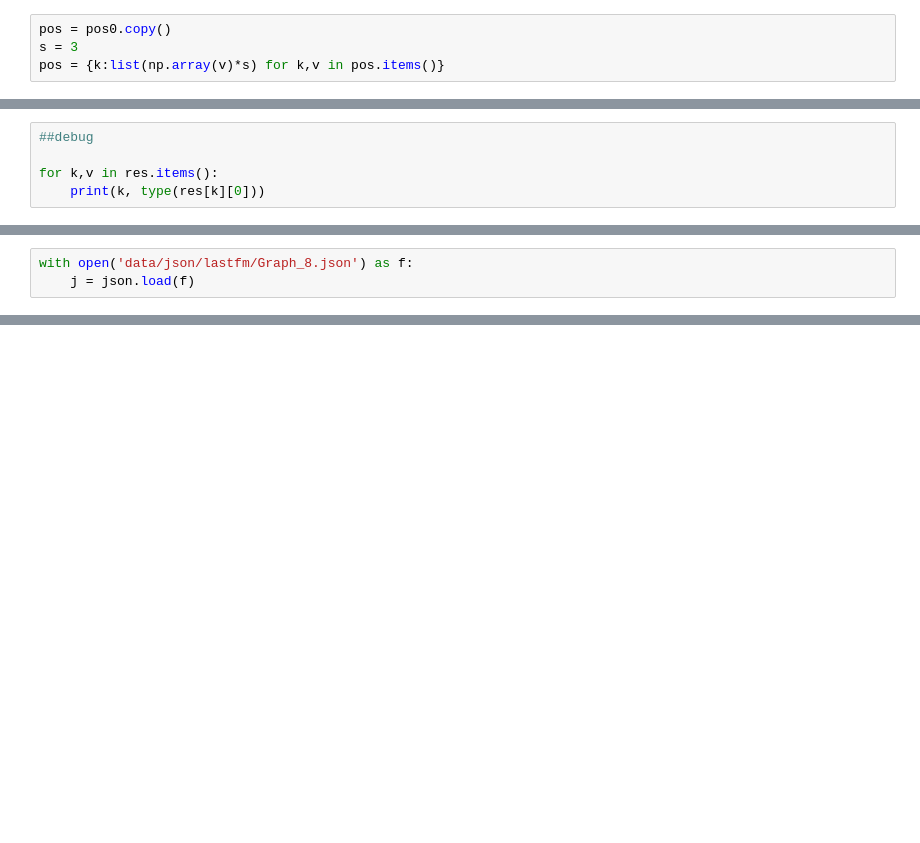
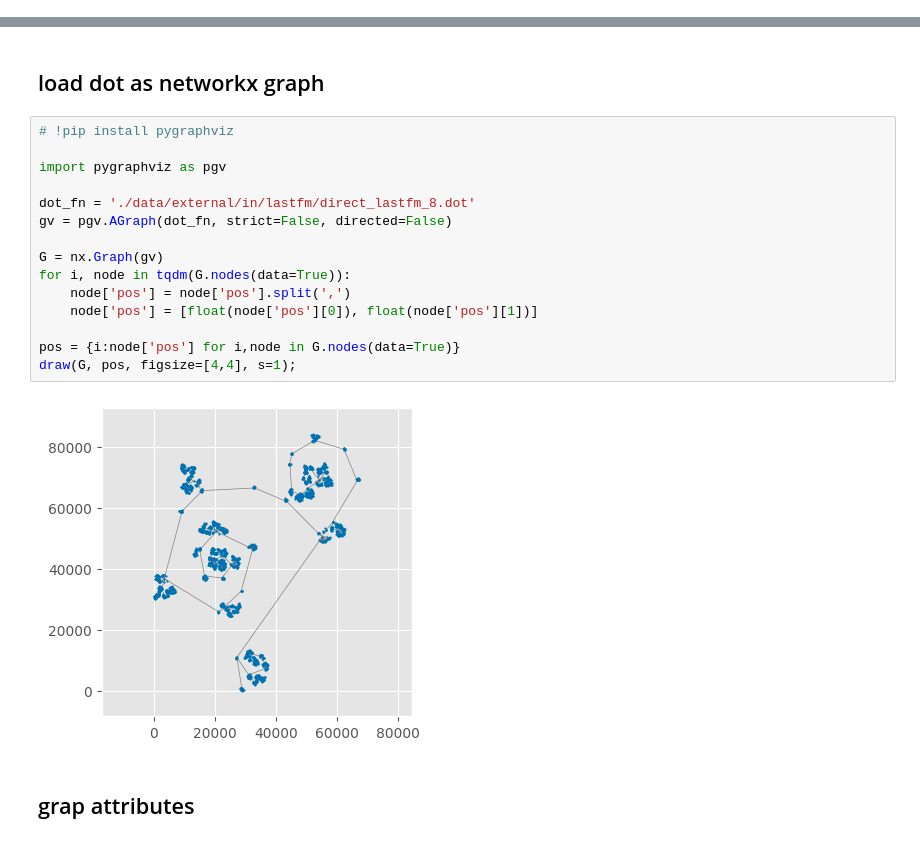
Before and after one commit to tiga1231/zmlt, a Jupyter notebook: dot2json.ipynb, the cells around one changed output, grey strips where cells are left out. Drawn from its saved outputs; the diff is of its cells as text; blank space fills up the shorter version.

```diff
--- a/dot2json.ipynb
+++ b/dot2json.ipynb
@@ -623,4 +0,0 @@ node_order = list(bfs)
-# %%
-pos = pos0.copy()
-s = 3
-pos = {k:list(np.array(v)*s) for k,v in pos.items()}
@@ -751,5 +0,0 @@ done!
-# %%
-##debug
-
-for k,v in res.items():
-    print(k, type(res[k][0]))
@@ -1706,3 +0,0 @@ for dk in tqdm(apsp):
-# %%
-with open('data/json/lastfm/Graph_8.json') as f:
-    j = json.load(f)
@@ -2176,0 +96,21 @@ for dk in tqdm(apsp):
+# %% [markdown]
+## load dot as networkx graph
+# %%
+# !pip install pygraphviz
+
+import pygraphviz as pgv
+
+dot_fn = './data/external/in/lastfm/direct_lastfm_8.dot'
+gv = pgv.AGraph(dot_fn, strict=False, directed=False)
+
+G = nx.Graph(gv)
+for i, node in tqdm(G.nodes(data=True)):
+    node['pos'] = node['pos'].split(',')
+    node['pos'] = [float(node['pos'][0]), float(node['pos'][1])]
+
+pos = {i:node['pos'] for i,node in G.nodes(data=True)}
+draw(G, pos, figsize=[4,4], s=1);
+# %% [output]
+[figure, added]
+# %% [markdown]
+## grap attributes
```
Also changed, not shown: parts of 79 cells of this notebook, 8 other files.
